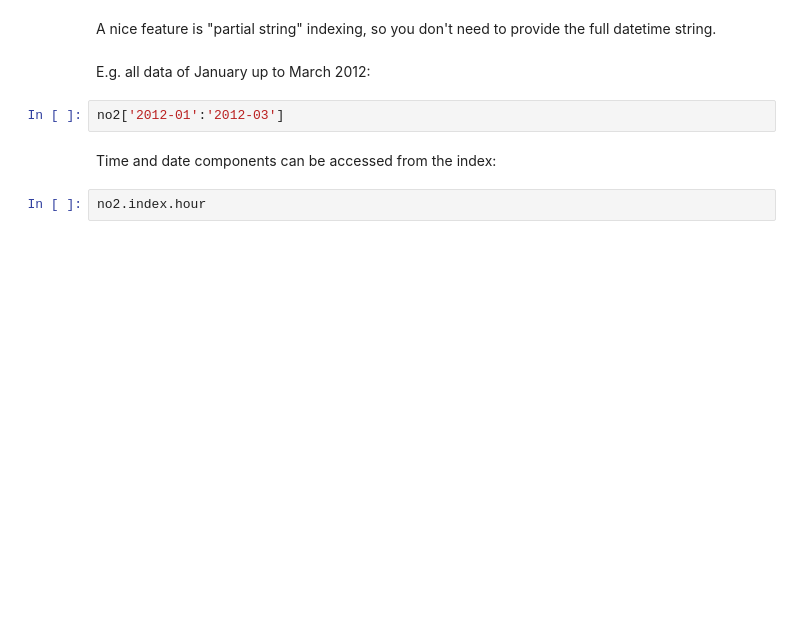
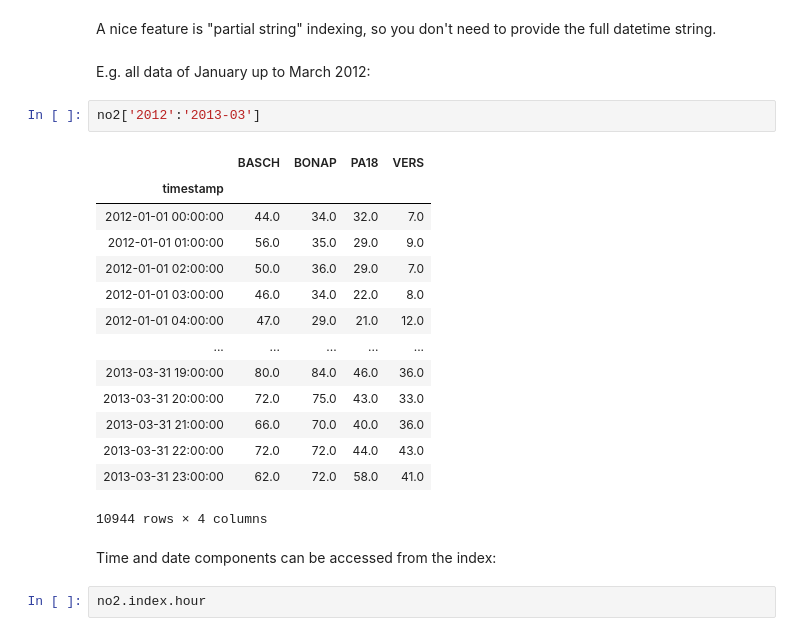
Before and after one commit to rishabh170/pandas-training, a Jupyter notebook: pandas-tutorial/01-pandas_introduction.ipynb, the cells around one changed output. Cells and saved outputs as stored; diff of their text form; blank space fills up the shorter version.

```diff
--- a/pandas-tutorial/01-pandas_introduction.ipynb
+++ b/pandas-tutorial/01-pandas_introduction.ipynb
@@ -512,7 +908,22 @@ A nice feature is "partial string" indexing, so you don't need to provide the fu
 # %% [markdown]
 E.g. all data of January up to March 2012:
 # %%
-no2['2012-01':'2012-03']
+no2['2012':'2013-03']
+# %% [output]
+|  | BASCH | BONAP | PA18 | VERS |
+| timestamp |  |  |  |  |
+| 2012-01-01 00:00:00 | 44.0 | 34.0 | 32.0 | 7.0 |
+| 2012-01-01 01:00:00 | 56.0 | 35.0 | 29.0 | 9.0 |
+| 2012-01-01 02:00:00 | 50.0 | 36.0 | 29.0 | 7.0 |
+| 2012-01-01 03:00:00 | 46.0 | 34.0 | 22.0 | 8.0 |
+| 2012-01-01 04:00:00 | 47.0 | 29.0 | 21.0 | 12.0 |
+| ... | ... | ... | ... | ... |
+| 2013-03-31 19:00:00 | 80.0 | 84.0 | 46.0 | 36.0 |
+| 2013-03-31 20:00:00 | 72.0 | 75.0 | 43.0 | 33.0 |
+| 2013-03-31 21:00:00 | 66.0 | 70.0 | 40.0 | 36.0 |
+| 2013-03-31 22:00:00 | 72.0 | 72.0 | 44.0 | 43.0 |
+| 2013-03-31 23:00:00 | 62.0 | 72.0 | 58.0 | 41.0 |
+10944 rows × 4 columns
 # %% [markdown]
 Time and date components can be accessed from the index:
 # %%
```
Also changed, not shown: parts of 62 cells of this notebook, 10 other files.
